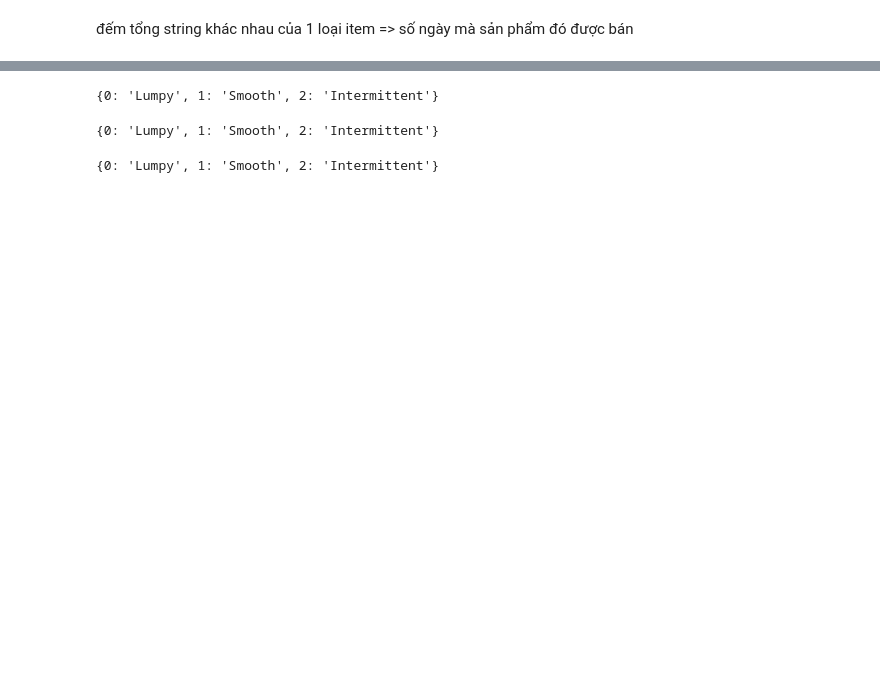
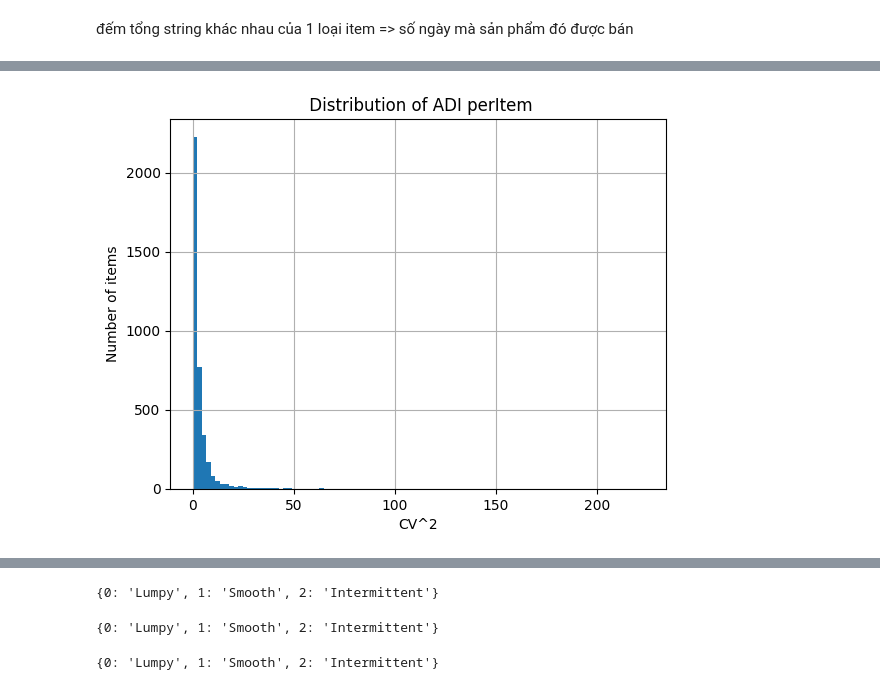
Before and after one commit to thanhnam412/data_science_project, a Jupyter notebook: data_science_ecommerce/src/notebooks/exploratory/analysis.ipynb, the cells around one changed output, grey strips where cells are left out. Cells and saved outputs as stored; diff of their text form; code cells hidden in the pictures; blank space fills up the shorter version.

```diff
--- a/data_science_ecommerce/src/notebooks/exploratory/analysis.ipynb
+++ b/data_science_ecommerce/src/notebooks/exploratory/analysis.ipynb
@@ -91,7 +66,7 @@ Name: date, dtype: int64
 # %% [markdown]
 ta thấy block nào cũng đủ date trong tháng -> có thể tính tổng days = nunique cột date
 # %%
-total_days_of_selling = unique_date_per_block_num.sum()
+total_days_of_selling = sold['date'].nunique()
 
 print(total_days_of_selling)
 # %% [output]
@@ -243,0 +206,8 @@ plt.show()
+# %%
+items_df['cv2'].hist(bins=100)
+plt.xlabel('CV^2')
+plt.ylabel('Number of items')
+plt.title(' Distribution of ADI perItem')
+plt.show()
+# %% [output]
+[figure, added]
```
Also changed, not shown: parts of 30 cells of this notebook, 12 other files.
